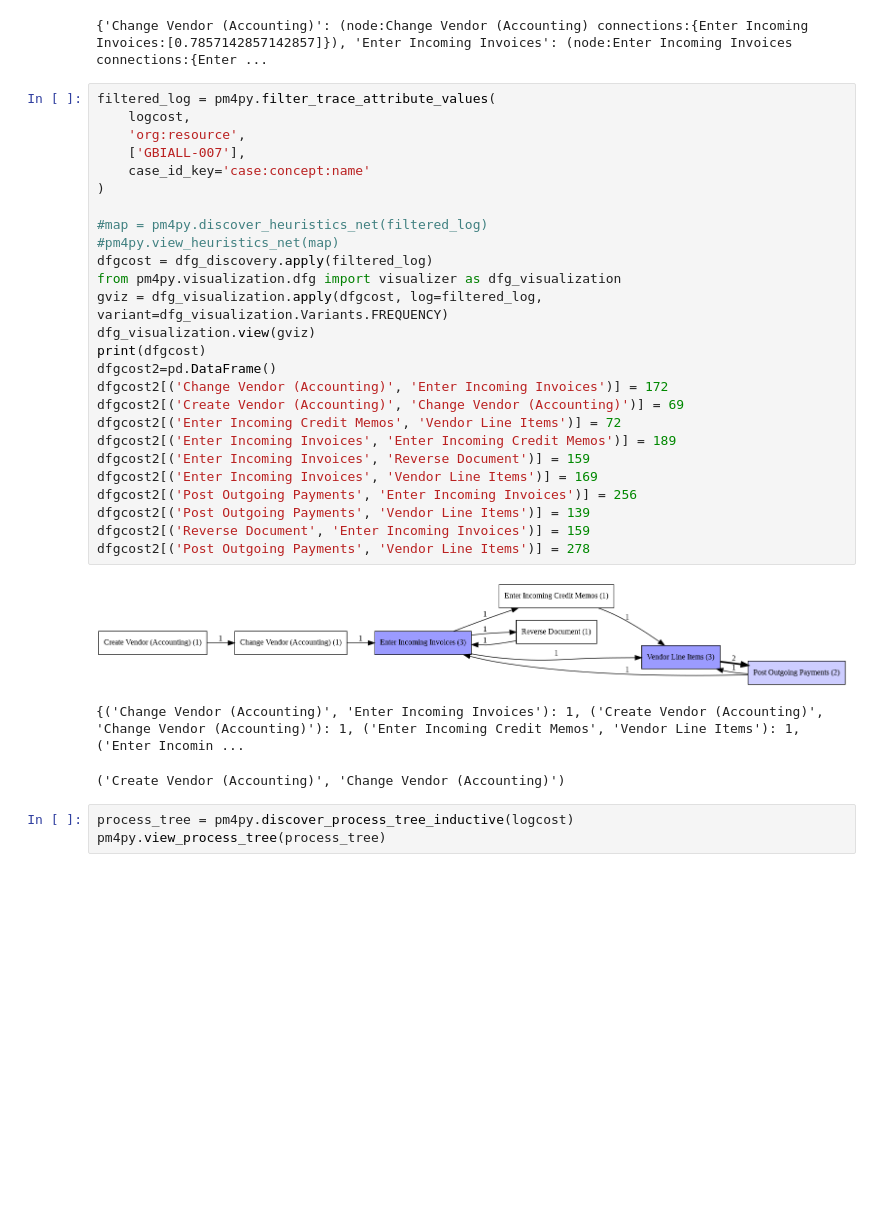
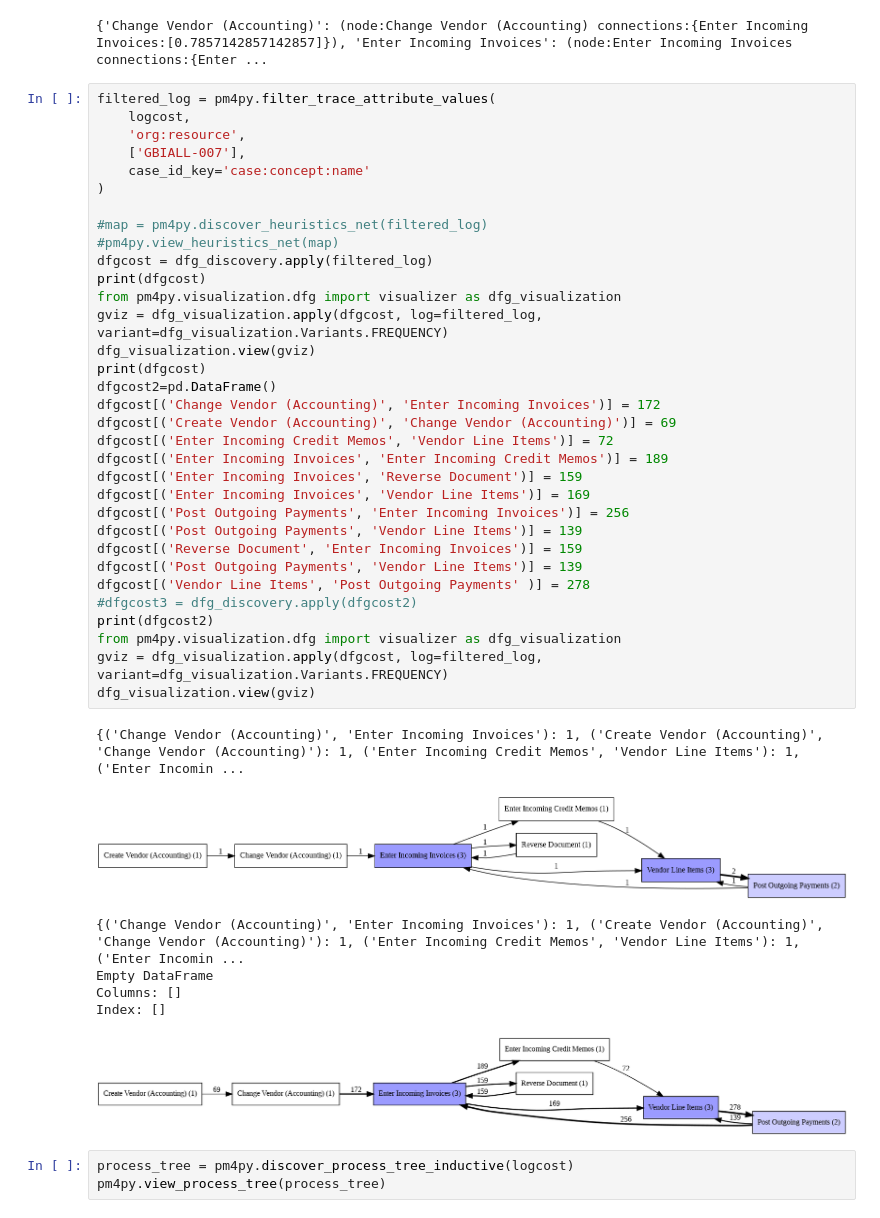
Before and after one commit to szabild/procmin2, a Jupyter notebook: procmin0314.ipynb, the cells around one changed output. Cells and saved outputs as stored; diff of their text form; blank space fills up the shorter version.

```diff
--- a/procmin0314.ipynb
+++ b/procmin0314.ipynb
@@ -206,33 +206,44 @@ map
 # %%
 filtered_log = pm4py.filter_trace_attribute_values(
     logcost,
     'org:resource',
     ['GBIALL-007'],
     case_id_key='case:concept:name'
 )
 
 #map = pm4py.discover_heuristics_net(filtered_log)
 #pm4py.view_heuristics_net(map)
 dfgcost = dfg_discovery.apply(filtered_log)
+print(dfgcost)
 from pm4py.visualization.dfg import visualizer as dfg_visualization
 gviz = dfg_visualization.apply(dfgcost, log=filtered_log, variant=dfg_visualization.Variants.FREQUENCY)
 dfg_visualization.view(gviz)
 print(dfgcost)
 dfgcost2=pd.DataFrame()
-dfgcost2[('Change Vendor (Accounting)', 'Enter Incoming Invoices')] = 172
-dfgcost2[('Create Vendor (Accounting)', 'Change Vendor (Accounting)')] = 69
-dfgcost2[('Enter Incoming Credit Memos', 'Vendor Line Items')] = 72
-dfgcost2[('Enter Incoming Invoices', 'Enter Incoming Credit Memos')] = 189
-dfgcost2[('Enter Incoming Invoices', 'Reverse Document')] = 159
-dfgcost2[('Enter Incoming Invoices', 'Vendor Line Items')] = 169
-dfgcost2[('Post Outgoing Payments', 'Enter Incoming Invoices')] = 256
-dfgcost2[('Post Outgoing Payments', 'Vendor Line Items')] = 139
-dfgcost2[('Reverse Document', 'Enter Incoming Invoices')] = 159
-dfgcost2[('Post Outgoing Payments', 'Vendor Line Items')] = 278
+dfgcost[('Change Vendor (Accounting)', 'Enter Incoming Invoices')] = 172
+dfgcost[('Create Vendor (Accounting)', 'Change Vendor (Accounting)')] = 69
+dfgcost[('Enter Incoming Credit Memos', 'Vendor Line Items')] = 72
+dfgcost[('Enter Incoming Invoices', 'Enter Incoming Credit Memos')] = 189
+dfgcost[('Enter Incoming Invoices', 'Reverse Document')] = 159
+dfgcost[('Enter Incoming Invoices', 'Vendor Line Items')] = 169
+dfgcost[('Post Outgoing Payments', 'Enter Incoming Invoices')] = 256
+dfgcost[('Post Outgoing Payments', 'Vendor Line Items')] = 139
+dfgcost[('Reverse Document', 'Enter Incoming Invoices')] = 159
+dfgcost[('Post Outgoing Payments', 'Vendor Line Items')] = 139
+dfgcost[('Vendor Line Items', 'Post Outgoing Payments' )] = 278
+#dfgcost3 = dfg_discovery.apply(dfgcost2)
+print(dfgcost2)
+from pm4py.visualization.dfg import visualizer as dfg_visualization
+gviz = dfg_visualization.apply(dfgcost, log=filtered_log, variant=dfg_visualization.Variants.FREQUENCY)
+dfg_visualization.view(gviz)
 # %% [output]
+{('Change Vendor (Accounting)', 'Enter Incoming Invoices'): 1, ('Create Vendor (Accounting)', 'Change Vendor (Accounting)'): 1, ('Enter Incoming Credit Memos', 'Vendor Line Items'): 1, ('Enter Incomin ...
 [figure]
-{('Change Vendor (Accounting)', 'Enter Incoming Invoices'): 1, ('Create Vendor (Accounting)', 'Change Vendor (Accounting)'): 1, ('Enter Incoming Credit Memos', 'Vendor Line Items'): 1, ('Enter Incomin ...
-('Create Vendor (Accounting)', 'Change Vendor (Accounting)')
+{('Change Vendor (Accounting)', 'Enter Incoming Invoices'): 1, ('Create Vendor (Accounting)', 'Change Vendor (Accounting)'): 1, ('Enter Incoming Credit Memos', 'Vendor Line Items'): 1, ('Enter Incomin ...
+Empty DataFrame
+Columns: []
+Index: []
+[figure, added]
 # %%
 process_tree = pm4py.discover_process_tree_inductive(logcost)
 pm4py.view_process_tree(process_tree)
```
